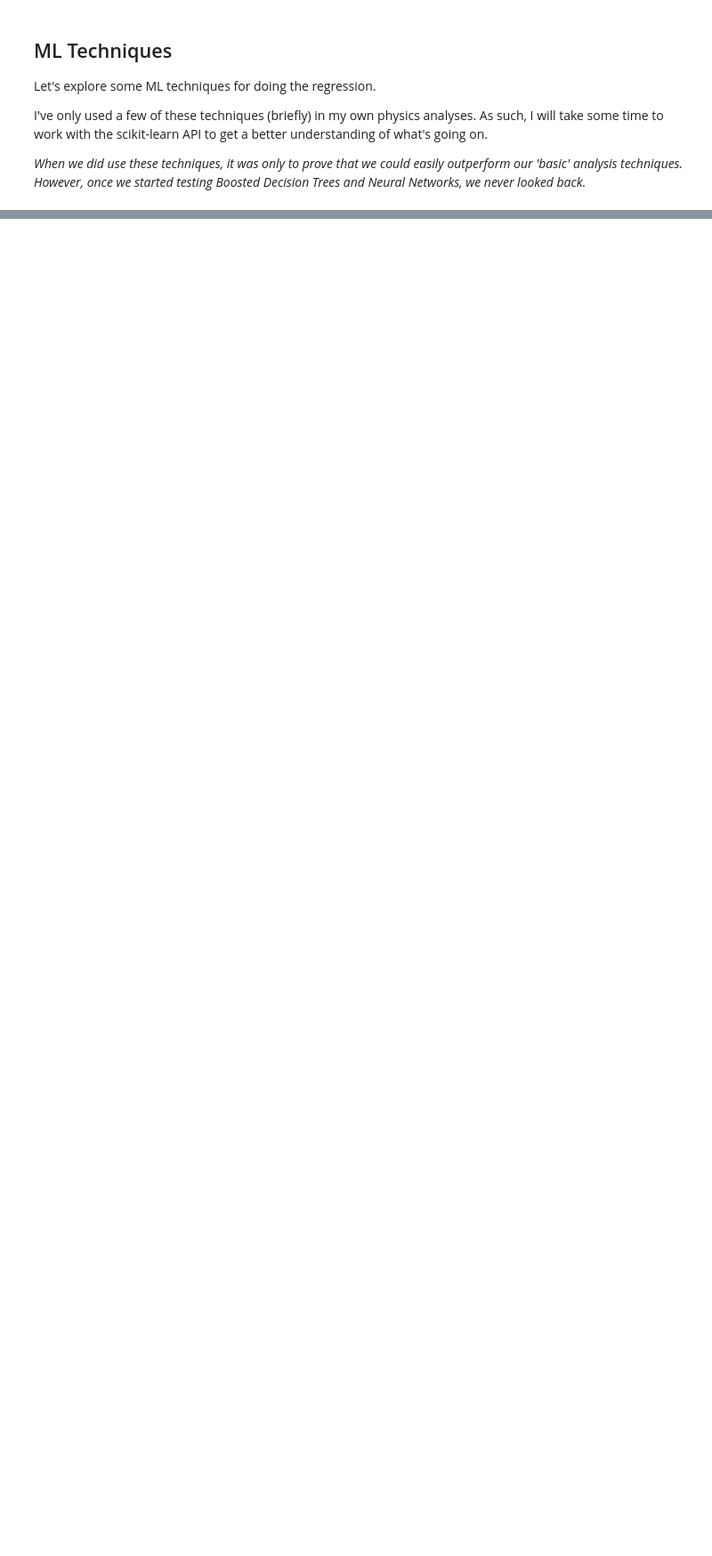
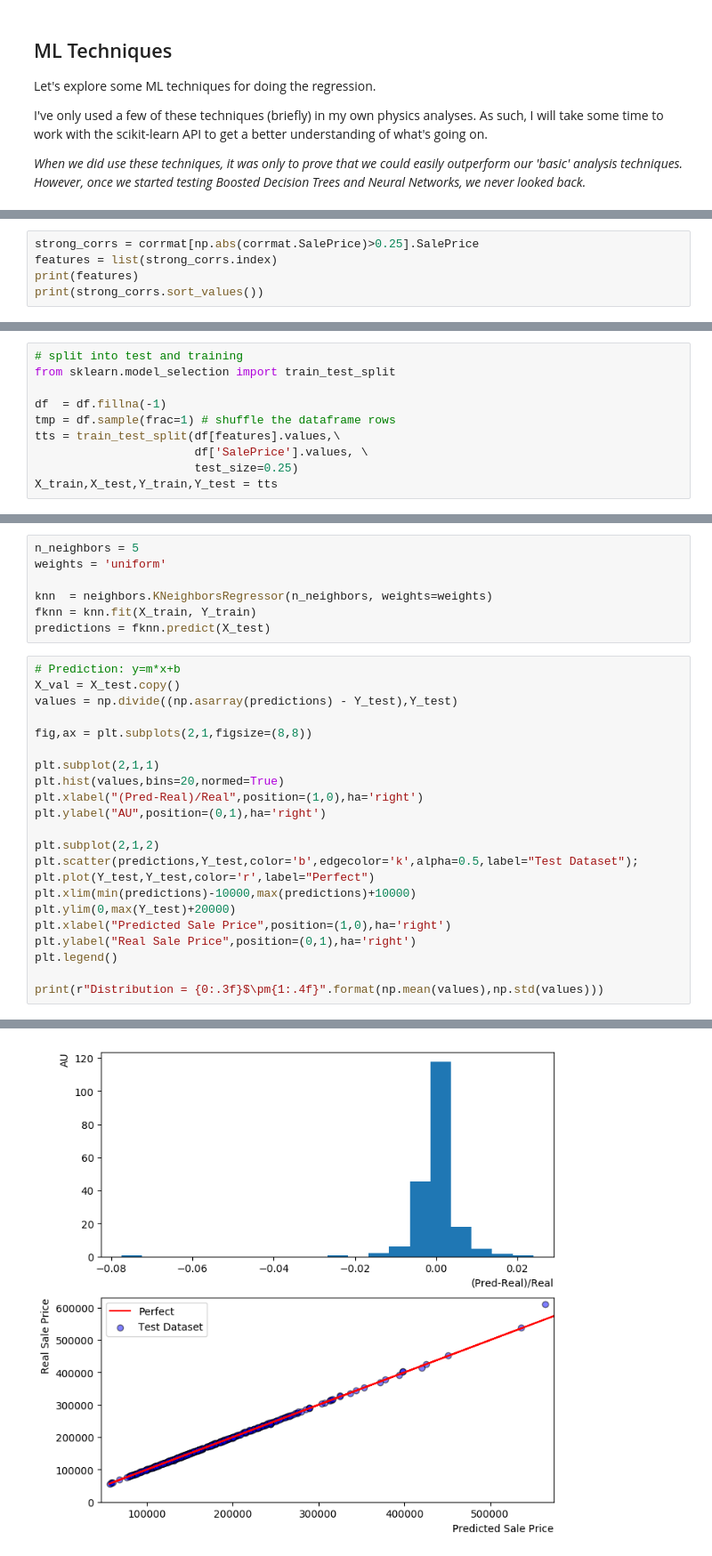
Before and after one commit to demarley/figment, a Jupyter notebook: python/1-housing_prices.ipynb, the cells around one changed output, grey strips where cells are left out. Shown: that part at 89% size. Cells and saved outputs as stored; diff of their text form; blank space fills up the shorter version.

```diff
--- a/python/1-housing_prices.ipynb
+++ b/python/1-housing_prices.ipynb
@@ -91,0 +64,5 @@ plt.hist(data[np.where(data>0)],bins=4)
+# %%
+strong_corrs = corrmat[np.abs(corrmat.SalePrice)>0.25].SalePrice
+features = list(strong_corrs.index)
+print(features)
+print(strong_corrs.sort_values())
@@ -91,0 +87,10 @@ plt.hist(data[np.where(data>0)],bins=4)
+# %%
+# split into test and training
+from sklearn.model_selection import train_test_split
+
+df  = df.fillna(-1)
+tmp = df.sample(frac=1) # shuffle the dataframe rows
+tts = train_test_split(df[features].values,\
+                       df['SalePrice'].values, \
+                       test_size=0.25)
+X_train,X_test,Y_train,Y_test = tts
@@ -91,0 +106,30 @@ plt.hist(data[np.where(data>0)],bins=4)
+# %%
+n_neighbors = 5
+weights = 'uniform'
+
+knn  = neighbors.KNeighborsRegressor(n_neighbors, weights=weights)
+fknn = knn.fit(X_train, Y_train)
+predictions = fknn.predict(X_test)
+# %%
+# Prediction: y=m*x+b
+X_val = X_test.copy()
+values = np.divide((np.asarray(predictions) - Y_test),Y_test)
+
+fig,ax = plt.subplots(2,1,figsize=(8,8))
+
+plt.subplot(2,1,1)
+plt.hist(values,bins=20,normed=True)
+plt.xlabel("(Pred-Real)/Real",position=(1,0),ha='right')
+plt.ylabel("AU",position=(0,1),ha='right')
+
+plt.subplot(2,1,2)
+plt.scatter(predictions,Y_test,color='b',edgecolor='k',alpha=0.5,label="Test Dataset");
+plt.plot(Y_test,Y_test,color='r',label="Perfect")
+plt.xlim(min(predictions)-10000,max(predictions)+10000)
+plt.ylim(0,max(Y_test)+20000)
+plt.xlabel("Predicted Sale Price",position=(1,0),ha='right')
+plt.ylabel("Real Sale Price",position=(0,1),ha='right')
+plt.legend()
+
+print(r"Distribution = {0:.3f}$\pm{1:.4f}".format(np.mean(values),np.std(values)))
+# %% [output]
@@ -91,0 +137 @@ plt.hist(data[np.where(data>0)],bins=4)
+[figure, added]
```
Also changed, not shown: parts of 27 cells of this notebook.
